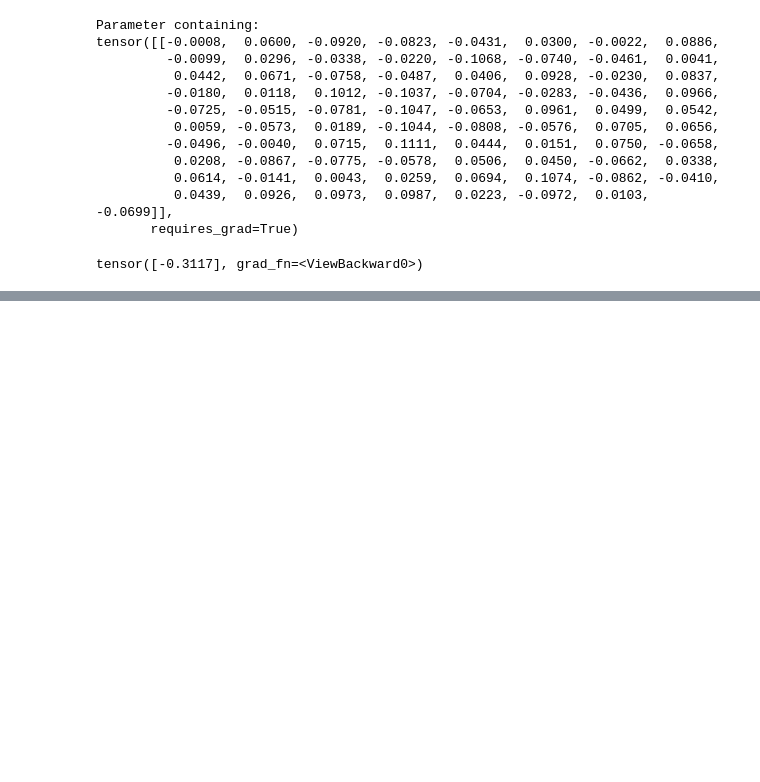
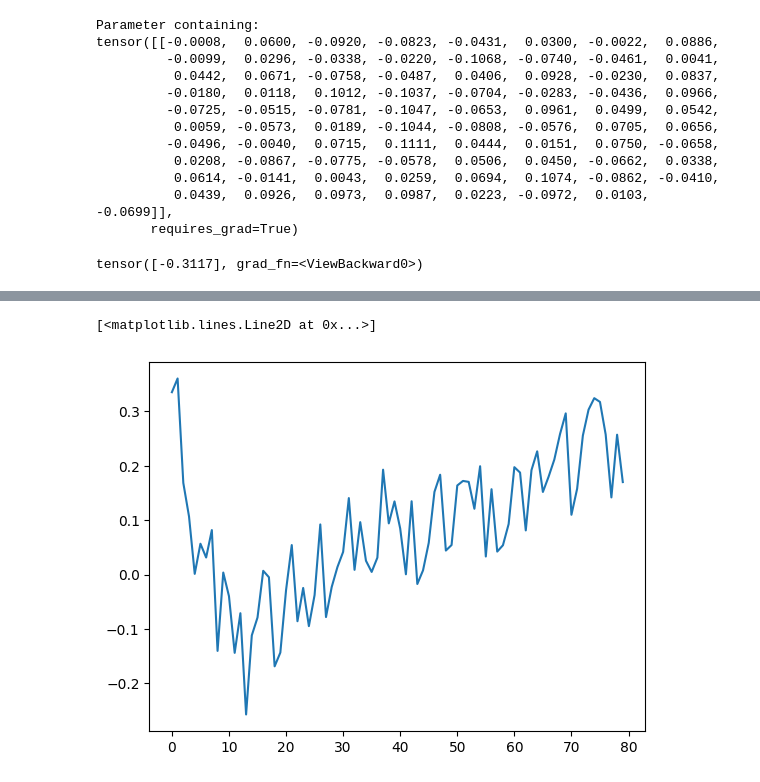
Before and after one commit to jdasam/ant5015, a Jupyter notebook: notebooks/3rd_week_note_classification.ipynb, the cells around one changed output, grey strips where cells are left out. Drawn from its saved outputs; the diff is of its cells as text; code cells hidden in the pictures; blank space fills up the shorter version.

```diff
--- a/notebooks/3rd_week_note_classification.ipynb
+++ b/notebooks/3rd_week_note_classification.ipynb
@@ -371,0 +507,5 @@ layer(spectrum), layer(spectrum).shape
+# %%
+plt.plot(layer.weight.detach()[0])
+# %% [output]
+[<matplotlib.lines.Line2D at 0x...>]
+[figure, added]
```
Also changed, not shown: parts of 18 cells of this notebook.
